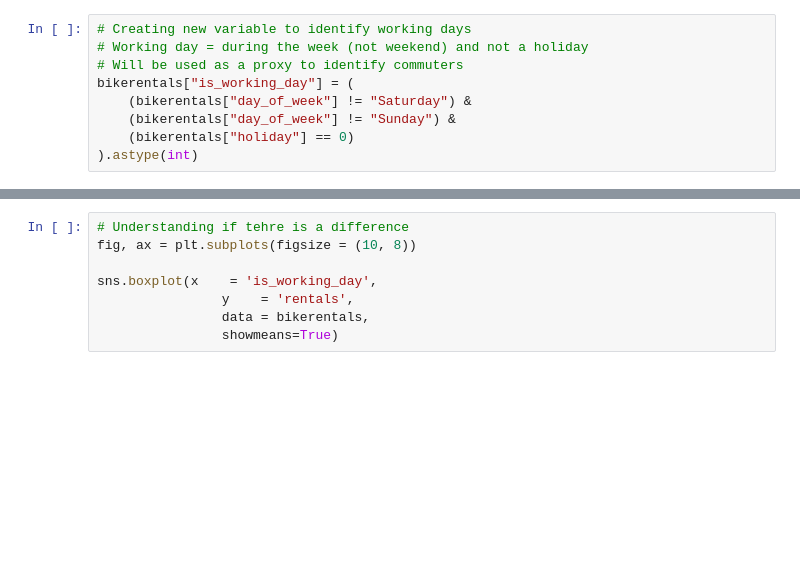
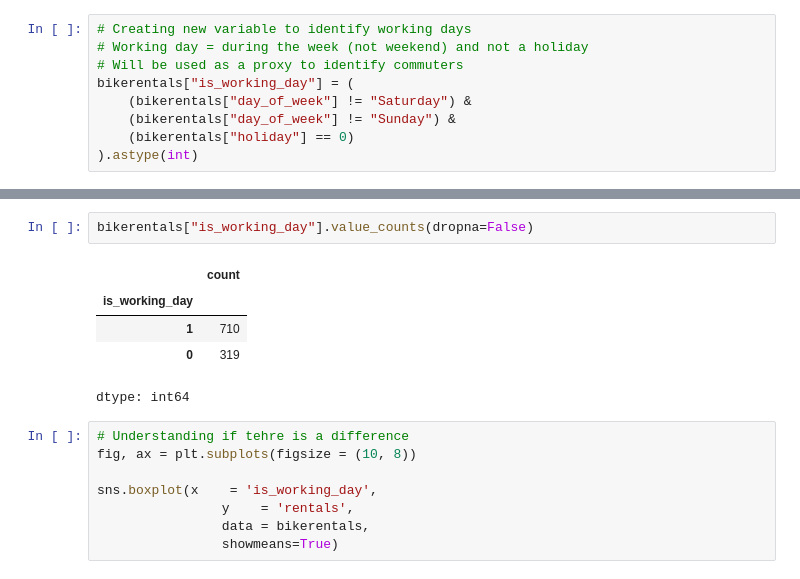
Before and after one commit to pablovitoria/business_analysis_structured_data, a Jupyter notebook: scripts/A1: Modeling Case Study - Bike Rentals in Chicago.ipynb, the cells around one changed output, grey strips where cells are left out. Drawn from its saved outputs; the diff is of its cells as text; blank space fills up the shorter version.

```diff
--- a/scripts/A1: Modeling Case Study - Bike Rentals in Chicago.ipynb
+++ b/scripts/A1: Modeling Case Study - Bike Rentals in Chicago.ipynb
@@ -75,3 +112,11 @@ bikerentals["is_working_day"] = (
+# %%
+bikerentals["is_working_day"].value_counts(dropna=False)
+# %% [output]
+|  | count |
+| is_working_day |  |
+| 1 | 710 |
+| 0 | 319 |
+dtype: int64
 # %%
 # Understanding if tehre is a difference
 fig, ax = plt.subplots(figsize = (10, 8))
```
Also changed, not shown: parts of 6 cells of this notebook.
